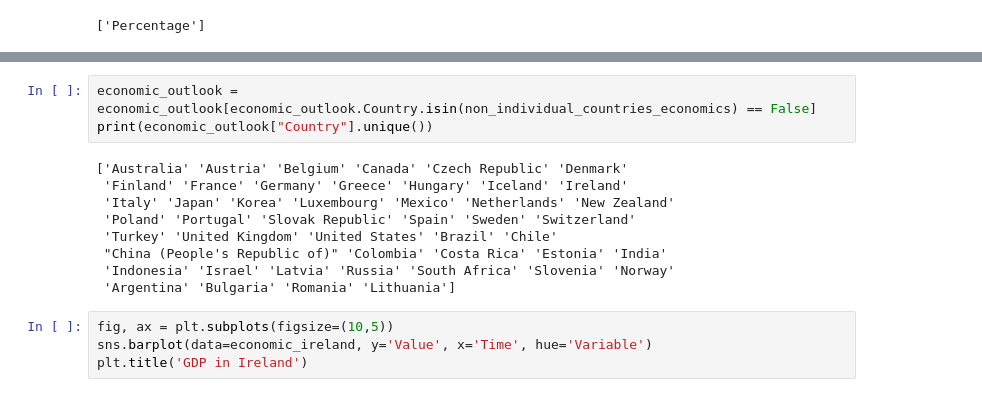
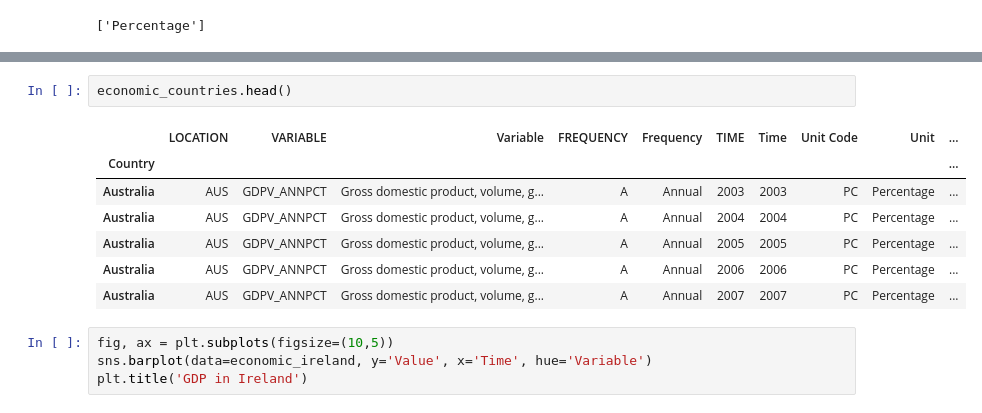
Before and after one commit to BoSuto/Data-analysis-for-business-March-2022-, a Jupyter notebook: Population, Economics & Green Growth.ipynb, the cells around one changed output, grey strips where cells are left out. Drawn from its saved outputs; the diff is of its cells as text.

```diff
--- a/Population, Economics & Green Growth.ipynb
+++ b/Population, Economics & Green Growth.ipynb
@@ -559,18 +561,16 @@ Ireland         NaN    NaN
 Ireland         NaN    NaN
 Ireland         NaN    NaN
 Ireland         NaN    NaN
-# %%
-economic_outlook = economic_outlook[economic_outlook.Country.isin(non_individual_countries_economics) == False]
-print(economic_outlook["Country"].unique())
-# %% [output]
-['Australia' 'Austria' 'Belgium' 'Canada' 'Czech Republic' 'Denmark'
- 'Finland' 'France' 'Germany' 'Greece' 'Hungary' 'Iceland' 'Ireland'
- 'Italy' 'Japan' 'Korea' 'Luxembourg' 'Mexico' 'Netherlands' 'New Zealand'
- 'Poland' 'Portugal' 'Slovak Republic' 'Spain' 'Sweden' 'Switzerland'
- 'Turkey' 'United Kingdom' 'United States' 'Brazil' 'Chile'
- "China (People's Republic of)" 'Colombia' 'Costa Rica' 'Estonia' 'India'
- 'Indonesia' 'Israel' 'Latvia' 'Russia' 'South Africa' 'Slovenia' 'Norway'
- 'Argentina' 'Bulgaria' 'Romania' 'Lithuania']
+# %%
+economic_countries.head()
+# %% [output]
+|  | LOCATION | VARIABLE | Variable | FREQUENCY | Frequency | TIME | Time | Unit Code | Unit | ... |
+| Country |  |  |  |  |  |  |  |  |  | ... |
+| Australia | AUS | GDPV_ANNPCT | Gross domestic product, volume, g... | A | Annual | 2003 | 2003 | PC | Percentage | ... |
+| Australia | AUS | GDPV_ANNPCT | Gross domestic product, volume, g... | A | Annual | 2004 | 2004 | PC | Percentage | ... |
+| Australia | AUS | GDPV_ANNPCT | Gross domestic product, volume, g... | A | Annual | 2005 | 2005 | PC | Percentage | ... |
+| Australia | AUS | GDPV_ANNPCT | Gross domestic product, volume, g... | A | Annual | 2006 | 2006 | PC | Percentage | ... |
+| Australia | AUS | GDPV_ANNPCT | Gross domestic product, volume, g... | A | Annual | 2007 | 2007 | PC | Percentage | ... |
 # %%
 fig, ax = plt.subplots(figsize=(10,5))
 sns.barplot(data=economic_ireland, y='Value', x='Time', hue='Variable')
```
Also changed, not shown: parts of 31 cells of this notebook.
